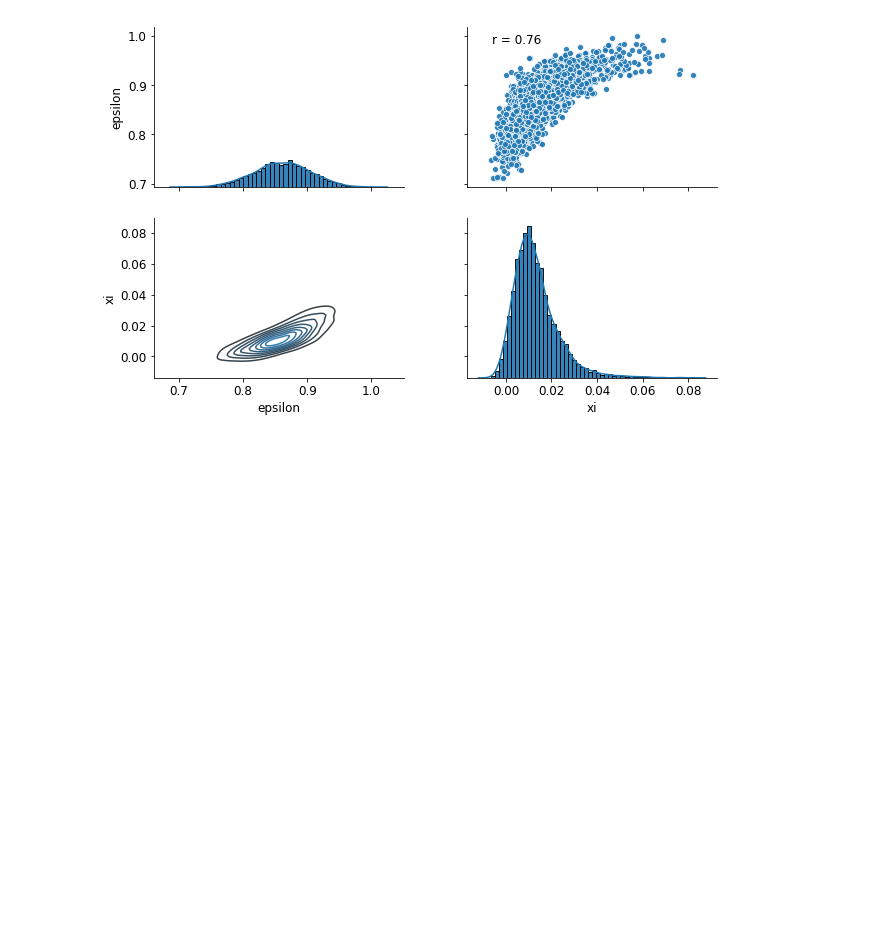
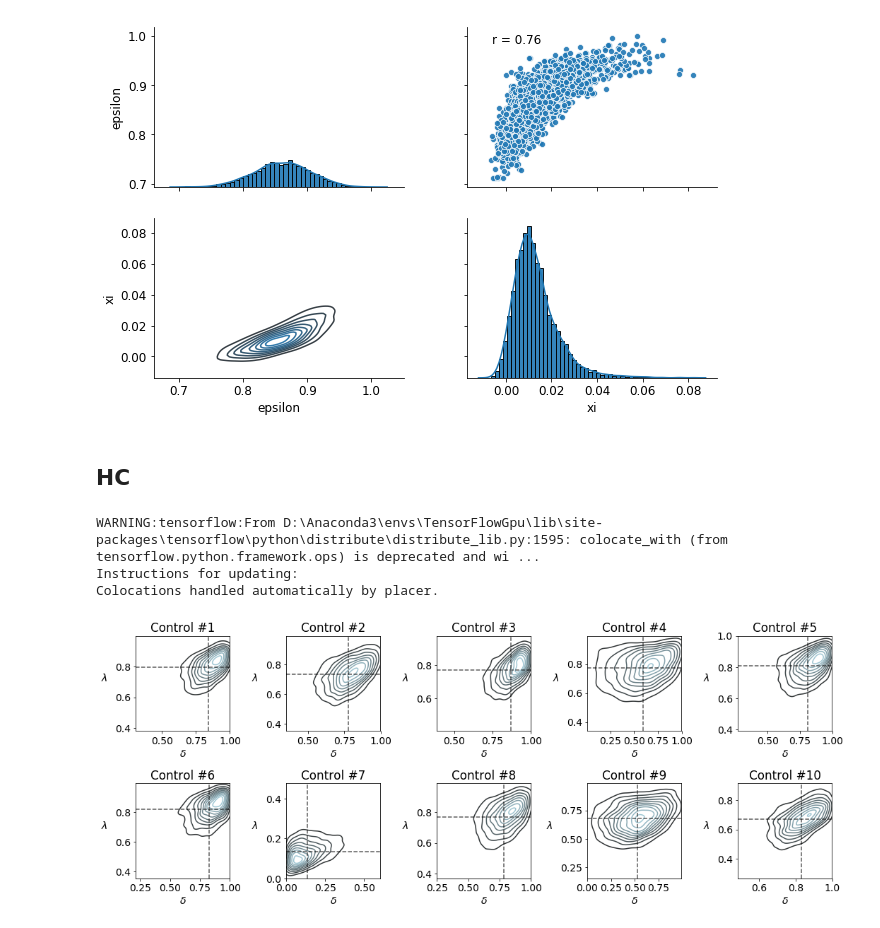
Before and after one commit to stefanradev93/DBN, a Jupyter notebook: WCST_INN_Final.ipynb, the cells around one changed output. Saved outputs shown, nothing was run; the diff lists cells and outputs as text; code cells hidden in the pictures; blank space fills up the shorter version.

```diff
--- a/WCST_INN_Final.ipynb
+++ b/WCST_INN_Final.ipynb
@@ -584,6 +584,9 @@ WARNING:tensorflow:From D:\Anaconda3\envs\TensorFlowGpu\lib\site-packages\tensor
 Instructions for updating:
 Colocations handled automatically by placer.
 # %%
+n_samples_posterior = 5000
+theta_hat = model.sample(data, n_samples=n_samples_posterior, to_numpy=True)
+
 for i in range(10):
 
     thetas = theta_hat[:, i, :]
@@ -749,3 +752,46 @@ plot_joint(theta_hat[:, 8, :], param_names)
 plot_joint(theta_hat[:, 9, :], param_names)
 # %% [output]
 [figure]
+# %% [markdown]
+## HC
+# %%
+M = np.load('MatchingMat.npy').astype(np.int32)
+data = np.load('DataControl.npy', allow_pickle=True)
+data = np.array(list(data.tolist().values()))
+# %%
+post_samples = []
+for d in data:
+
+    d_p = np.c_[d, M[:d.shape[0], :]]
+    d_p = [tf.keras.utils.to_categorical(d_p[np.newaxis, :, i]) if i !=0 else d_p[np.newaxis, :, 0:1] for i in range(d_p.shape[1])]
+    d_p = [tf.convert_to_tensor(d, dtype=tf.float32) for d in d_p]
+    samples = model.sample(d_p, n_samples=5000, to_numpy=True)
+    samples = samples[np.max(samples, axis=1) <= 1.0]
+    samples = samples[np.min(samples, axis=1) >= 0.0]
+    post_samples.append(samples)
+# %% [output]
+WARNING:tensorflow:From D:\Anaconda3\envs\TensorFlowGpu\lib\site-packages\tensorflow\python\distribute\distribute_lib.py:1595: colocate_with (from tensorflow.python.framework.ops) is deprecated and wi ...
+Instructions for updating:
+Colocations handled automatically by placer.
+# %%
+plt.rcParams['font.size'] = 14
+
+f, axarr = plt.subplots(2, 5, figsize=(15, 6))
+# cmap = sns.cubehelix_palette(as_cmap=True, dark=0, light=1, reverse=True)
+cmap = sns.dark_palette("lightblue", as_cmap=True)
+
+for i, ax in enumerate(axarr.flat):
+
+    deltas = post_samples[i][:, 0]
+    lambdas = post_samples[i][:, 1]
+
+    sns.kdeplot(deltas, lambdas, ax=ax, cmap=cmap, n_levels=10, cut=0)
+    ax.set_title('Control #{}'.format(i+1))
+    ax.axvline(deltas.mean(), linestyle='dashed', color='black', alpha=0.65)
+    ax.axhline(lambdas.mean(), linestyle='dashed', color='black', alpha=0.65)
+    ax.set_xlabel(r'$\delta$')
+    ax.set_ylabel(r'$\lambda$', rotation=0, labelpad=15)
+
+f.tight_layout()
+# %% [output]
+[figure, added]
```
Also changed, not shown: parts of 1 cell of this notebook, 1 other file.
